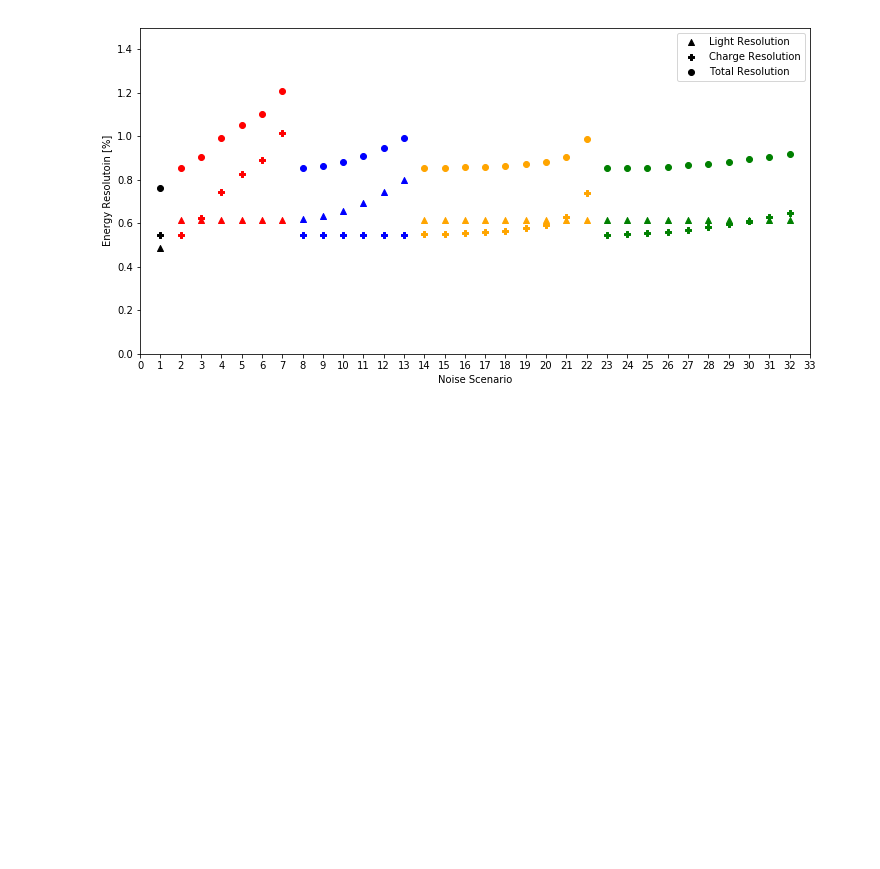
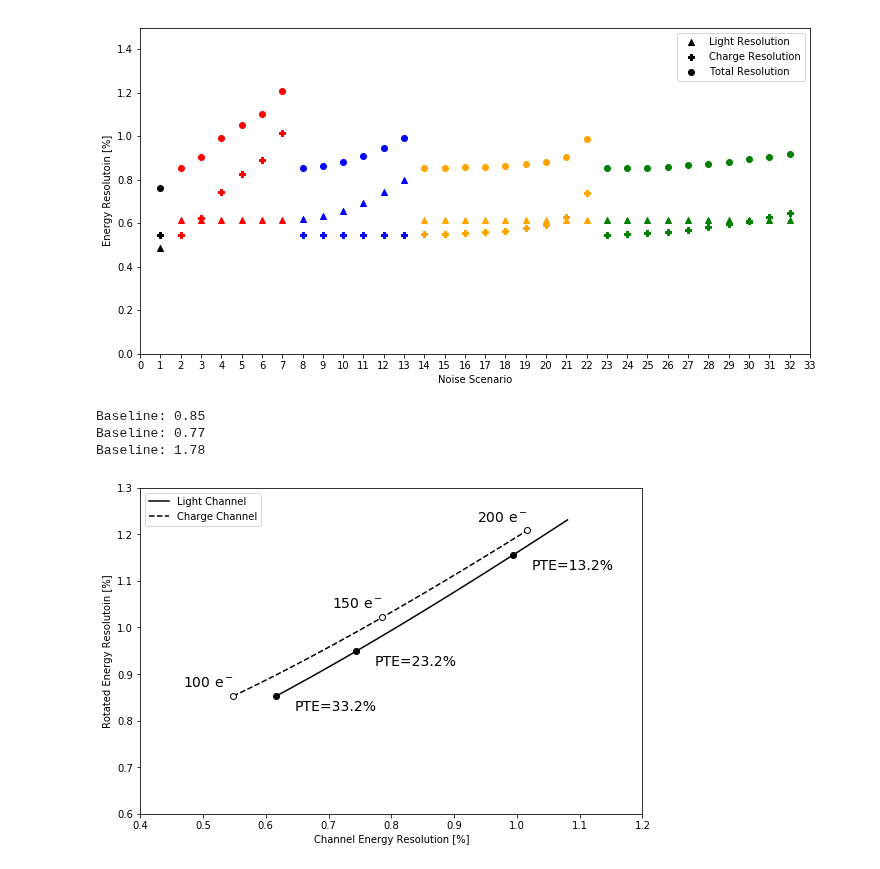
Before and after one commit to YMTheory/sensitivity, a Jupyter notebook: work/SensitivityPaper2020_scripts/EnergyResolutionVsNoise.ipynb, the cells around one changed output. Saved outputs shown, nothing was run; the diff lists cells and outputs as text; code cells hidden in the pictures; blank space fills up the shorter version.

Commit message:
updated with new rotated resolution vs individual channel resolution

```diff
--- a/work/SensitivityPaper2020_scripts/EnergyResolutionVsNoise.ipynb
+++ b/work/SensitivityPaper2020_scripts/EnergyResolutionVsNoise.ipynb
@@ -20,7 +20,7 @@ Quanta = QValue/WValue
 # %% [markdown]
 ## Functions
 # %%
-def GetLightNoise(PTE=0.3, PDE=0.2, CorrAv=0.2, Yield=0.04, LMapNoise=0.0, QValue=2458000):
+def GetLightNoise(PTE=0.3, PDE=0.2, CorrAv=0.2, LMapNoise=0.0, Yield=0.04, QValue=2458000):
     Photons = QValue * Yield
     CollectionEff = PDE * PTE
     LightCollectionNoise = Photons / CollectionEff * (1 - CollectionEff)
@@ -103,3 +103,68 @@ plt.legend(labels=['Light Resolution', 'Charge Resolution', 'Total Resolution'])
 plt.savefig('res_vs_noise.png', dpi=300, bbox_inches='tight')
 # %% [output]
 [figure]
+# %%
+NoiseTerms['Light'],_,_,_ = GetLightNoise(PTE=0.337, PDE=0.184, CorrAv=0.2, LMapNoise=0.0)
+NoiseTerms['Charge'],_,_,_ = GetChargeNoise(CurrentNoise=100, ElecLifetime=10.0, ElecLifetimeError=0.0)
+total = GetResolution(NoiseTerms['Charge'] + NoiseTerms['Light'] + Fano * Quanta)
+print('Baseline: %.2f' % total)
+
+NoiseTerms['Light'],_,_,_ = GetLightNoise(PTE=0.37, PDE=0.28, CorrAv=0.15, LMapNoise=0.005)
+NoiseTerms['Charge'],_,_,_ = GetChargeNoise(CurrentNoise=100, ElecLifetime=20.0, ElecLifetimeError=0.01)
+total = GetResolution(NoiseTerms['Charge'] + NoiseTerms['Light'] + Fano * Quanta)
+print('Baseline: %.2f' % total)
+
+NoiseTerms['Light'],_,_,_ = GetLightNoise(PTE=0.20, PDE=0.13, CorrAv=0.4, LMapNoise=0.015)
+NoiseTerms['Charge'],_,_,_ = GetChargeNoise(CurrentNoise=200, ElecLifetime=3.0, ElecLifetimeError=0.1)
+total = GetResolution(NoiseTerms['Charge'] + NoiseTerms['Light'] + Fano * Quanta)
+print('Baseline: %.2f' % total)
+# %% [output]
+Baseline: 0.85
+Baseline: 0.77
+Baseline: 1.78
+# %%
+fig = plt.figure(figsize=(9,6))
+plt.xlabel('Channel Energy Resolution [%]')
+plt.ylabel('Rotated Energy Resolutoin [%]')
+plt.xlim(0.4,1.2)
+plt.ylim(0.6,1.3)
+
+scale_pte = np.arange(0,0.23,0.01)
+LightNoise = []
+ChargeNoise,_,_,_ = GetChargeNoise(CurrentNoise=100)
+ChargeNoise = [ChargeNoise]*len(scale_pte)
+for x in scale_pte:
+  Light,_,_,_ = GetLightNoise(PTE=PTE-x, PDE=PDE, CorrAv=CorrAv)
+  LightNoise.append(Light)
+
+plt.plot(GetResolution(np.array(LightNoise)), GetResolution(np.array(ChargeNoise) + np.array(LightNoise) + Fano * Quanta), color='k', markerfacecolor='k', ls='-', label='Light Channel')
+
+plt.plot(GetResolution(LightNoise[0]), GetResolution(np.array(ChargeNoise)[0] + np.array(LightNoise)[0] + Fano * Quanta), marker='o', color='k', markerfacecolor='k')
+plt.plot(GetResolution(LightNoise[10]), GetResolution(np.array(ChargeNoise)[0] + np.array(LightNoise)[10] + Fano * Quanta), marker='o',color='k', markerfacecolor='k')
+plt.plot(GetResolution(LightNoise[20]), GetResolution(np.array(ChargeNoise)[0] + np.array(LightNoise)[20] + Fano * Quanta), marker='o',  color='k', markerfacecolor='k')
+plt.text(GetResolution(LightNoise[0]) +0.03, GetResolution(np.array(ChargeNoise)[0] + np.array(LightNoise)[0] + Fano * Quanta) -0.03, 'PTE={:0.3}%'.format((PTE-scale_pte[0])*100), fontsize=14)
+plt.text(GetResolution(LightNoise[10])+0.03, GetResolution(np.array(ChargeNoise)[0] + np.array(LightNoise)[10] + Fano * Quanta)-0.03, 'PTE={:0.3}%'.format((PTE-scale_pte[10])*100), fontsize=14)
+plt.text(GetResolution(LightNoise[20])+0.03, GetResolution(np.array(ChargeNoise)[0] + np.array(LightNoise)[20] + Fano * Quanta)-0.03, 'PTE={:0.3}%'.format((PTE-scale_pte[20])*100), fontsize=14)
+
+scale_qnoise = np.arange(100,201,1)
+ChargeNoise = []
+LightNoise,_,_,_ = GetLightNoise(PTE=PTE, PDE=PDE, CorrAv=CorrAv)
+LightNoise = [LightNoise]*len(scale_qnoise)
+for x in scale_qnoise:
+  Charge,_,_,_ = GetChargeNoise(CurrentNoise=x)
+  ChargeNoise.append(Charge)
+
+plt.plot(GetResolution(np.array(ChargeNoise)), GetResolution(np.array(ChargeNoise) + np.array(LightNoise) + Fano * Quanta), color='k', markerfacecolor='k', ls='--', label='Charge Channel')
+
+plt.plot(GetResolution(ChargeNoise[0]), GetResolution(np.array(ChargeNoise)[0] + np.array(LightNoise)[0] + Fano * Quanta), marker='o', color='k', markerfacecolor='w')
+plt.plot(GetResolution(ChargeNoise[50]), GetResolution(np.array(ChargeNoise)[50] + np.array(LightNoise)[0] + Fano * Quanta), marker='o',color='k', markerfacecolor='w')
+plt.plot(GetResolution(ChargeNoise[-1]), GetResolution(np.array(ChargeNoise)[-1] + np.array(LightNoise)[0] + Fano * Quanta), marker='o',  color='k', markerfacecolor='w')
+plt.text(GetResolution(ChargeNoise[0]) -0.08, GetResolution(np.array(ChargeNoise)[0] + np.array(LightNoise)[0] + Fano * Quanta)+0.02, '100 e$^-$', fontsize=14)
+plt.text(GetResolution(ChargeNoise[50])-0.08, GetResolution(np.array(ChargeNoise)[50] + np.array(LightNoise)[0] + Fano * Quanta)+0.02, '150 e$^-$', fontsize=14)
+plt.text(GetResolution(ChargeNoise[-1])-0.08, GetResolution(np.array(ChargeNoise)[-1] + np.array(LightNoise)[0] + Fano * Quanta)+0.02, '200 e$^-$', fontsize=14)
+
+
+plt.legend(loc='upper left')
+plt.savefig('res_vs_channel)noise.png', dpi=600, bbox_inches='tight')
+# %% [output]
+[figure, added]
```
